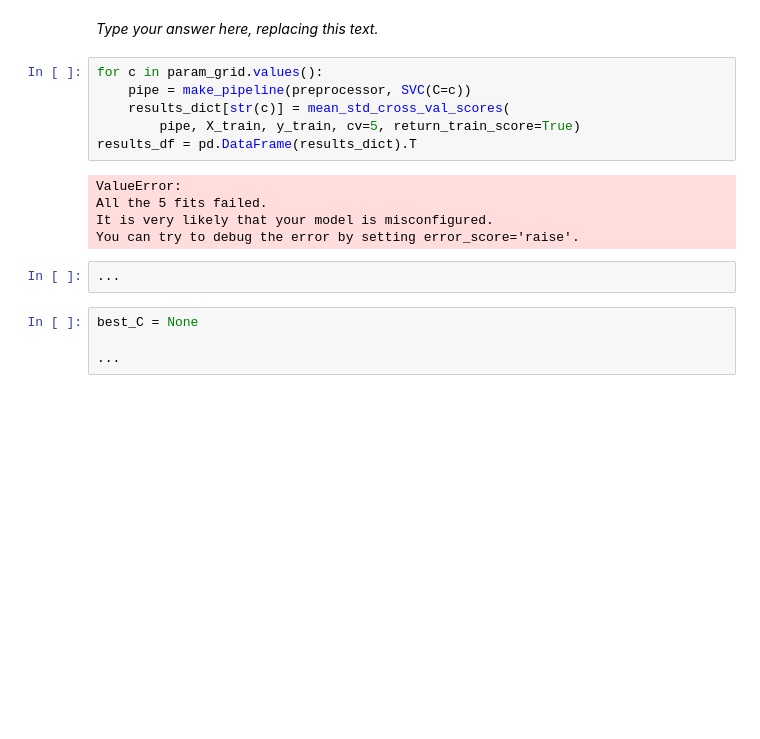
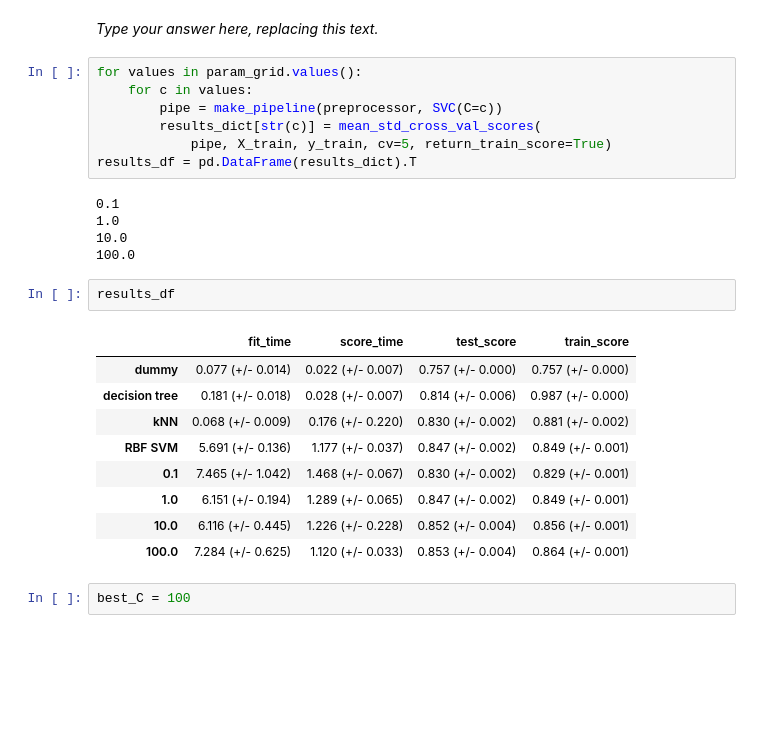
Before and after one commit to EmmaGjoen/cpsc330_hw3, a Jupyter notebook: hw3.ipynb, the cells around one changed output. Saved outputs shown, nothing was run; the diff lists cells and outputs as text; blank space fills up the shorter version.

```diff
--- a/hw3.ipynb
+++ b/hw3.ipynb
@@ -833,22 +831,31 @@ _Points:_ 10
 # %% [markdown]
 _Type your answer here, replacing this text._
 # %%
-for c in param_grid.values():
-    pipe = make_pipeline(preprocessor, SVC(C=c))
-    results_dict[str(c)] = mean_std_cross_val_scores(
-        pipe, X_train, y_train, cv=5, return_train_score=True)
+for values in param_grid.values():
+    for c in values:
+        pipe = make_pipeline(preprocessor, SVC(C=c))
+        results_dict[str(c)] = mean_std_cross_val_scores(
+            pipe, X_train, y_train, cv=5, return_train_score=True)
 results_df = pd.DataFrame(results_dict).T
 # %% [output]
-ValueError:
-All the 5 fits failed.
-It is very likely that your model is misconfigured.
-You can try to debug the error by setting error_score='raise'.
+0.1
+1.0
+10.0
+100.0
-# %%
-...
+# %%
+results_df
+# %% [output]
+|  | fit_time | score_time | test_score | train_score |
+| dummy | 0.077 (+/- 0.014) | 0.022 (+/- 0.007) | 0.757 (+/- 0.000) | 0.757 (+/- 0.000) |
+| decision tree | 0.181 (+/- 0.018) | 0.028 (+/- 0.007) | 0.814 (+/- 0.006) | 0.987 (+/- 0.000) |
+| kNN | 0.068 (+/- 0.009) | 0.176 (+/- 0.220) | 0.830 (+/- 0.002) | 0.881 (+/- 0.002) |
+| RBF SVM | 5.691 (+/- 0.136) | 1.177 (+/- 0.037) | 0.847 (+/- 0.002) | 0.849 (+/- 0.001) |
+| 0.1 | 7.465 (+/- 1.042) | 1.468 (+/- 0.067) | 0.830 (+/- 0.002) | 0.829 (+/- 0.001) |
+| 1.0 | 6.151 (+/- 0.194) | 1.289 (+/- 0.065) | 0.847 (+/- 0.002) | 0.849 (+/- 0.001) |
+| 10.0 | 6.116 (+/- 0.445) | 1.226 (+/- 0.228) | 0.852 (+/- 0.004) | 0.856 (+/- 0.001) |
+| 100.0 | 7.284 (+/- 0.625) | 1.120 (+/- 0.033) | 0.853 (+/- 0.004) | 0.864 (+/- 0.001) |
 # %%
-best_C = None
-
-...
+best_C = 100
 # %% [markdown]
 <!-- END QUESTION -->
 
```
Also changed, not shown: parts of 8 cells of this notebook, 1 other file.
